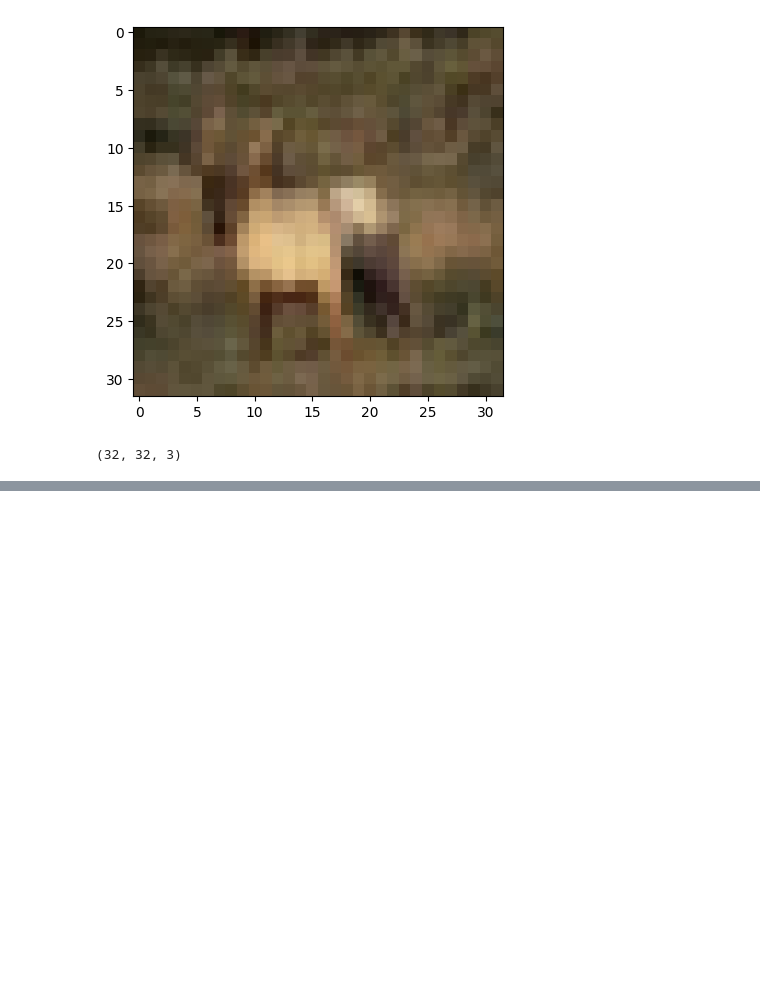
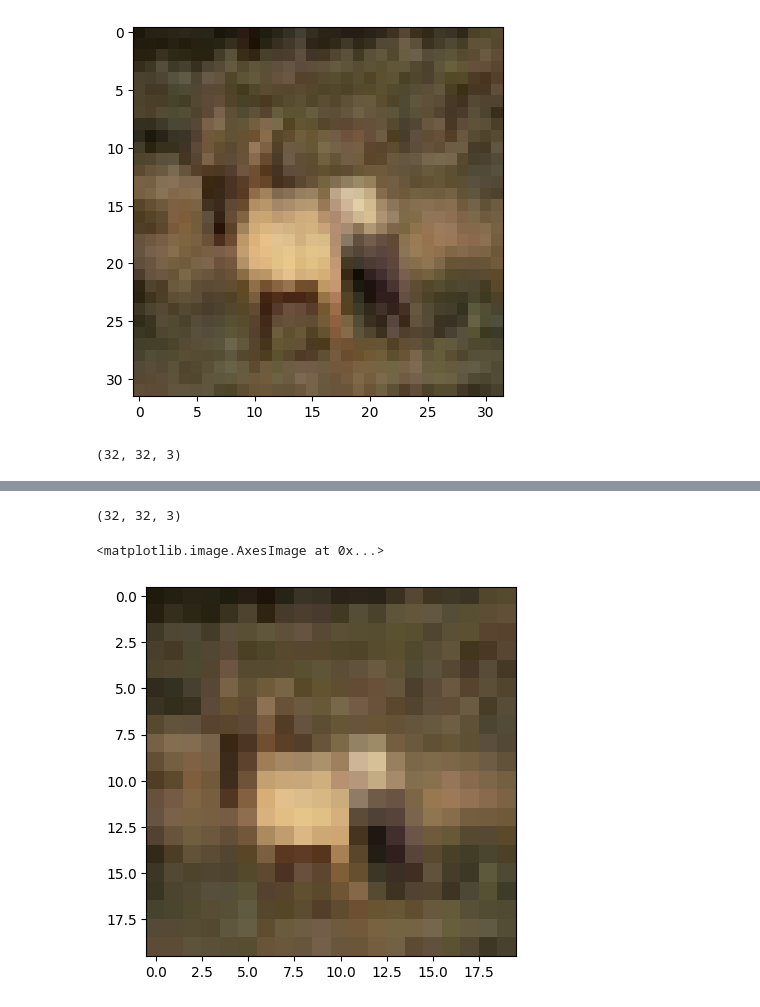
Before and after one commit to akheradmand/deep_learning_se1, a Jupyter notebook: class/cifar10.ipynb, the cells around one changed output, grey strips where cells are left out. Saved outputs shown, nothing was run; the diff lists cells and outputs as text; code cells hidden in the pictures; blank space fills up the shorter version.

```diff
--- a/class/cifar10.ipynb
+++ b/class/cifar10.ipynb
@@ -2,9 +2,9 @@
 <a href="https://colab.research.google.com/github/akheradmand/deep_learning_se1/blob/main/class/cifar10.ipynb" target="_parent"><img src="https://colab.research.google.com/assets/colab-badge.svg" alt="Open In Colab"/></a>
 # %%
 import tensorflow as tf
-fashion_mnist = tf.keras.datasets.cifar10
+cifar10 = tf.keras.datasets.cifar10
 
-(x_train, y_train),(x_test, y_test) = fashion_mnist.load_data()
+(x_train, y_train),(x_test, y_test) = cifar10.load_data()
 x_train, x_test = x_train / 255.0, x_test / 255.0
 # %% [output]
 Downloading data from https://www.cs.toronto.edu/~kriz/cifar-10-python.tar.gz
@@ -49,0 +50,13 @@ Epoch 5/5
+# %%
+gavazn=x_train[3]
+gavazn.shape
+# %% [output]
+(32, 32, 3)
+# %%
+import cv2
+
+gavazn=cv2.resize(gavazn,(20,20))
+plt.imshow(gavazn)
+# %% [output]
+<matplotlib.image.AxesImage at 0x...>
+[figure, added]
```
Also changed, not shown: parts of 4 cells of this notebook.
